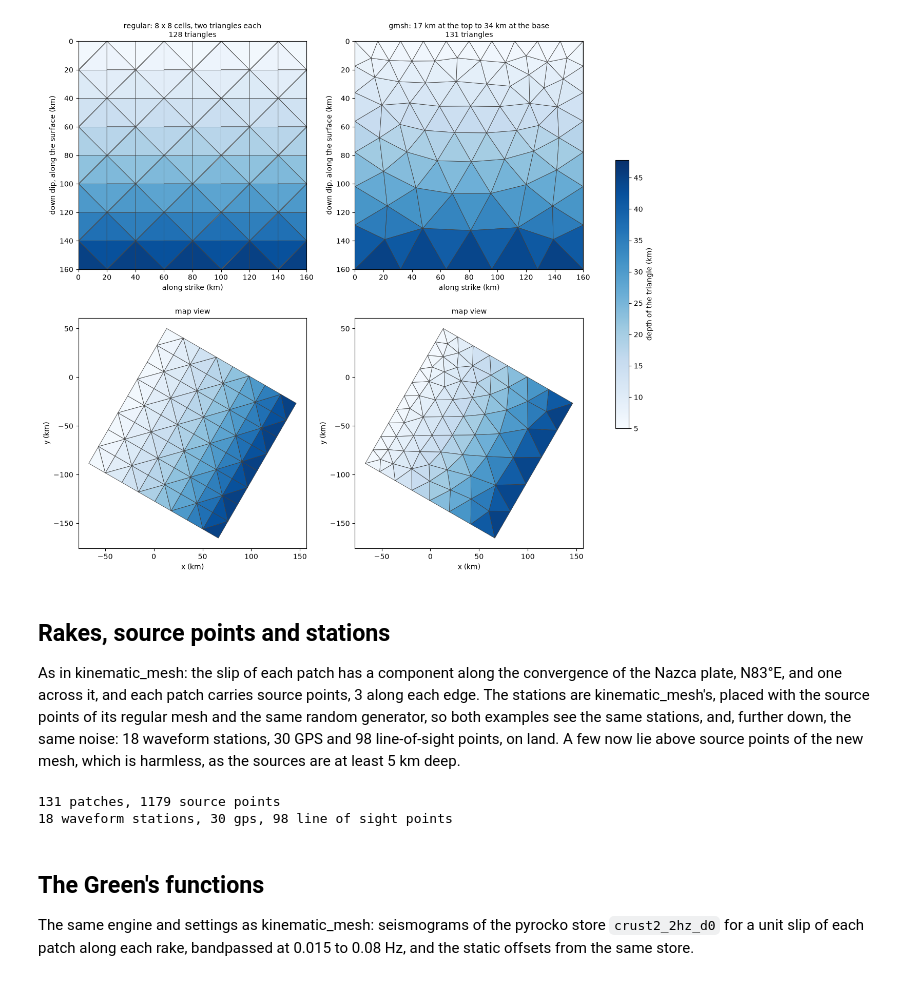
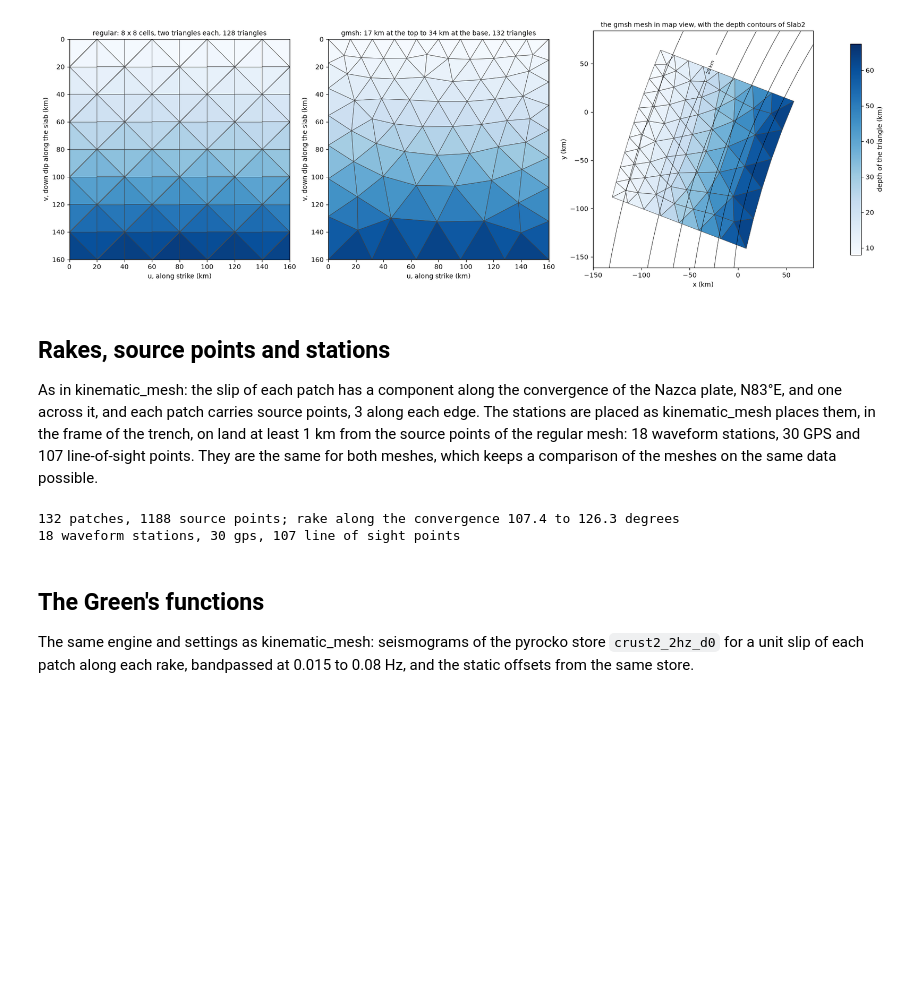
Before and after one commit to lijun99/altar2-tutorials, a Jupyter notebook: kinematic_gmsh/step1_mesh.ipynb, the cells around one changed output. Saved outputs shown, nothing was run; the diff lists cells and outputs as text; code cells hidden in the pictures; blank space fills up the shorter version.

Commit message:
kinematic_gmsh: on a Slab2 slab under Ecuador, with polar slips, against independent components

```diff
--- a/kinematic_gmsh/step1_mesh.ipynb
+++ b/kinematic_gmsh/step1_mesh.ipynb
@@ -101,0 +47,9 @@ surface coordinates off by at most 10.8 m
+# %%
+with h5py.File(grid) as h5:
+    lon_grid = np.asarray(h5['x'], dtype=float)
+    lat_grid = np.asarray(h5['y'], dtype=float)
+    depth_grid = -np.asarray(h5['z'], dtype=float)
+lon_grid = np.where(lon_grid > 180, lon_grid - 360, lon_grid)
+slab_depth = RegularGridInterpolator((lat_grid, lon_grid), depth_grid, bounds_error=False, fill_value=np.nan)
+print(f"{lon_grid.size} x {lat_grid.size} nodes, longitudes {lon_grid.min():.1f} to {lon_grid.max():.1f}, "
+      f"latitudes {lat_grid.min():.1f} to {lat_grid.max():.1f}, depths to {np.nanmax(depth_grid):.0f} km")
@@ -102,35 +182,45 @@ surface coordinates off by at most 10.8 m
 # %%
-fig, axes = plt.subplots(2, 2, figsize=(12, 11), layout='constrained')
+fig, axes = plt.subplots(1, 3, figsize=(18, 6.5), layout='constrained')
 depths = np.concatenate([fault.Vertices[:, 2], regular.Vertices[:, 2]])
 norm = plt.Normalize(depths.min(), depths.max())
-for col, (f, title) in enumerate([(regular, 'regular: 8 x 8 cells, two triangles each'), (fault, f'gmsh: {shallow:.0f} km at the top to {deep:.0f} km at the base')]):
+for ax, (f, title) in zip(axes[:2], [(regular, 'regular: 8 x 8 cells, two triangles each'),
+                                     (fault, f'gmsh: {shallow:.0f} km at the top to {deep:.0f} km at the base')]):
     depth = f.Vertices[f.Faces][:, :, 2].mean(1)
-    ax = axes[0, col]
     pc = ax.tripcolor(f.uv[:, 0], f.uv[:, 1], f.Faces, facecolors=depth, cmap='Blues', norm=norm, edgecolors='0.25', lw=0.6)
-    ax.set_aspect('equal'); ax.set_xlim(0, length); ax.set_ylim(width, 0)
-    ax.set_xlabel('along strike (km)'); ax.set_ylabel('down dip, along the surface (km)')
-    ax.set_title(f'{title}\n{len(f.Faces)} triangles', fontsize=10)
-    ax = axes[1, col]
-    ax.tripcolor(f.Vertices[:, 0], f.Vertices[:, 1], f.Faces, facecolors=depth, cmap='Blues', norm=norm, edgecolors='0.25', lw=0.6)
-    ax.set_aspect('equal'); ax.set_xlabel('x (km)'); ax.set_ylabel('y (km)'); ax.set_title('map view', fontsize=10)
-fig.colorbar(pc, ax=axes, shrink=0.5, label='depth of the triangle (km)')
+    ax.set_aspect('equal'); ax.set_xlim(0, LENGTH); ax.set_ylim(WIDTH, 0)
+    ax.set_xlabel('u, along strike (km)'); ax.set_ylabel('v, down dip along the slab (km)')
+    ax.set_title(f'{title}, {len(f.Faces)} triangles', fontsize=10)
+ax = axes[2]
+V, F = fault.Vertices, fault.Faces
+ax.tripcolor(V[:, 0], V[:, 1], F, facecolors=V[F][:, :, 2].mean(1), cmap='Blues', norm=norm, edgecolors='0.25', lw=0.6)
+lon, lat = np.meshgrid(np.linspace(-82, -78.5, 141), np.linspace(-1.5, 1.5, 121))
+x, y = fault.ll2xy(lon.ravel(), lat.ravel())
+z = slab.depth(x, y)
+ok = np.isfinite(z)
+cs = ax.tricontour(x[ok], y[ok], z[ok], levels=[10, 20, 30, 40, 50, 60], colors='k', linewidths=0.6)
+ax.clabel(cs, fmt='%d km', fontsize=7)
+ax.set_aspect('equal'); ax.set_xlim(V[:, 0].min() - 20, V[:, 0].max() + 20); ax.set_ylim(V[:, 1].min() - 20, V[:, 1].max() + 20)
+ax.set_xlabel('x (km)'); ax.set_ylabel('y (km)'); ax.set_title('the gmsh mesh in map view, with the depth contours of Slab2', fontsize=10)
+fig.colorbar(pc, ax=axes, shrink=0.7, label='depth of the triangle (km)')
 plt.show()
 # %% [output]
-[figure, old version]
+[figure, new version]
 # %% [markdown]
 ## Rakes, source points and stations
 
-As in kinematic_mesh: the slip of each patch has a component along the convergence of the Nazca plate, N83°E, and one across it, and each patch carries source points, 3 along each edge. The stations are kinematic_mesh's, placed with the source points of its regular mesh and the same random generator, so both examples see the same stations, and, further down, the same noise: 18 waveform stations, 30 GPS and 98 line-of-sight points, on land. A few now lie above source points of the new mesh, which is harmless, as the sources are at least 5 km deep.
+As in kinematic_mesh: the slip of each patch has a component along the convergence of the Nazca plate, N83°E, and one across it, and each patch carries source points, 3 along each edge. The stations are placed as kinematic_mesh places them, in the frame of the trench, on land at least 1 km from the source points of the regular mesh: 18 waveform stations, 30 GPS and 107 line-of-sight points. They are the same for both meshes, which keeps a comparison of the meshes on the same data possible.
 # %%
 parallel = fault.convergenceRakes(83.0)
 rakes = (parallel + 90.0, parallel)
 fault.setSourcePoints(3)
 regular.setSourcePoints(3)
 Np = len(fault.patch)
-print(f"{Np} patches, {len(fault.sources_xyz)} source points")
+print(f"{Np} patches, {len(fault.sources_xyz)} source points; rake along the convergence {parallel.min():.1f} to {parallel.max():.1f} degrees")
 
 rng = np.random.default_rng(2016)
 coast = 45.0
+x0, y0 = fault.ll2xy(*ORIGIN)
+phi = np.radians(STRIKE)
 sources = regular.sources_xyz[:, :2]
 point = lambda a, c: (x0 + a * np.sin(phi) + c * np.cos(phi), y0 + a * np.cos(phi) - c * np.sin(phi))
 
@@ -138,7 +228,7 @@ def land(count, near, far, spread=20.0):
     # {count} places on land, {near} to {far} km east of the coast, at least 1 km from the regular mesh's sources
     places = []
     while len(places) < count:
-        a, c = rng.uniform(-spread, length + spread), coast + rng.uniform(near, far)
+        a, c = rng.uniform(-spread, LENGTH + spread), coast + rng.uniform(near, far)
         x, y = point(a, c)
         if np.hypot(sources[:, 0] - x, sources[:, 1] - y).min() >= 1.0:
             places.append((x, y))
@@ -157,8 +247,8 @@ insar_xy = insar_xy[[np.hypot(sources[:, 0] - x, sources[:, 1] - y).min() >= 1.0
 insar = stations("insar", insar_xy, "I")
 print(f"{len(kinematic.sta_name)} waveform stations, {len(gps.sta_name)} gps, {len(insar.sta_name)} line of sight points")
 # %% [output]
-131 patches, 1179 source points
-18 waveform stations, 30 gps, 98 line of sight points
+132 patches, 1188 source points; rake along the convergence 107.4 to 126.3 degrees
+18 waveform stations, 30 gps, 107 line of sight points
 # %% [markdown]
 ## The Green's functions
 
```
Also changed, not shown: parts of 23 cells of this notebook, 8 other files.
